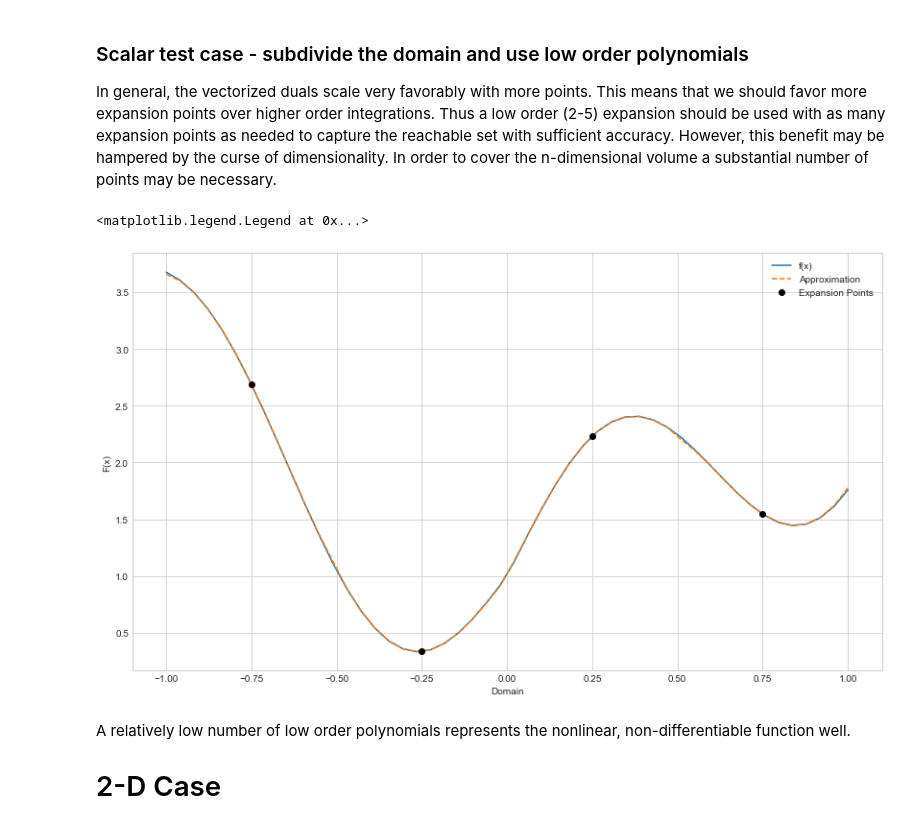
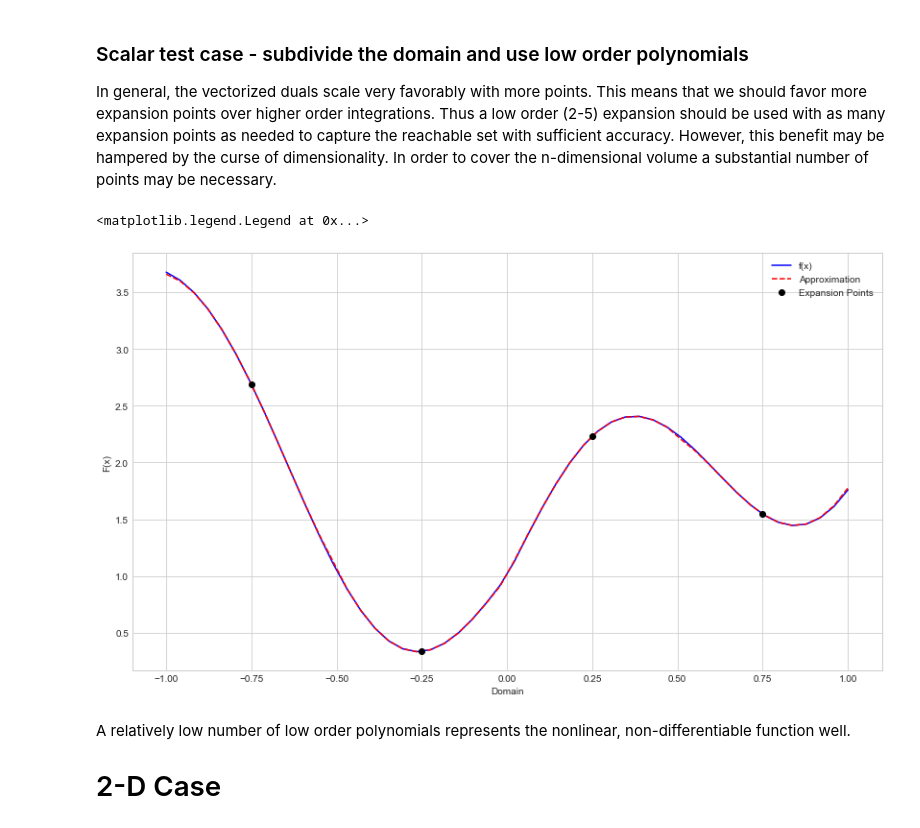
Before and after one commit to CDNoyes/EDL-Py, a Jupyter notebook: DAUQ.ipynb, the cells around one changed output. Cells and saved outputs as stored; diff of their text form; code cells hidden in the pictures.

```diff
--- a/DAUQ.ipynb
+++ b/DAUQ.ipynb
@@ -4,14 +4,14 @@ import pyaudi as pa
 import numpy as np
 import chaospy as cp
 import seaborn
-seaborn.set_style('whitegrid')
+# seaborn.set_style('whitegrid')
 import matplotlib.pyplot as plt
 from mpl_toolkits.mplot3d import Axes3D
-
+print(plt.style.available)
+plt.style.use("seaborn-whitegrid")
 
 from Utils.boxgrid import boxgrid
 import Utils.DA as da
 from Utils.RK4 import RK4
-seaborn.set_style('whitegrid')
 
 # %matplotlib ipympl
@@ -20,7 +22,7 @@ seaborn.set_style('whitegrid')
 # %%
 class Interval:
     def __init__(self, lower, upper):
-        assert upper > lower
+        assert upper > lower, "Not a valid interval"
         self.interval = (lower, upper)
         self.midpoint = 0.5*(lower+upper)
         self.size = upper-lower
@@ -55,7 +57,7 @@ class Interval:
 def Construct(interval, nsubintervals):
     """ Decomposes an interval into n sub-intervals of equal length"""
     a,b = interval.interval
-    ends = np.linspace(a,b,nsubintervals+1)
+    ends = np.linspace(a, b, nsubintervals+1)
     return [Interval(a,b) for a,b in zip(ends, ends[1:])]
 
 def find_nearest(array, values):
@@ -155,17 +162,17 @@ sol = [ye.T[pair] for pair in keep]
 y_expansion = yda.constant_cf
 # %%
 plt.figure(1, figsize=(14,8))
-plt.plot(x,y,'-',label='f(x)')
-plt.plot(x,sol,'--',label='Approximation')
+plt.plot(x,y,'b-',label='f(x)')
+plt.plot(x,sol,'r--',label='Approximation')
 plt.plot(expansion_points,y_expansion,'ko',label='Expansion Points')
 
 plt.xlabel('Domain')
 plt.ylabel('F(x)')
 
 plt.legend()
 # %% [output]
 <matplotlib.legend.Legend at 0x...>
-[figure, old version]
+[figure, new version]
 # %% [markdown]
 A relatively low number of low order polynomials represents the nonlinear, non-differentiable function well.
 
```
Also changed, not shown: parts of 17 cells of this notebook.
